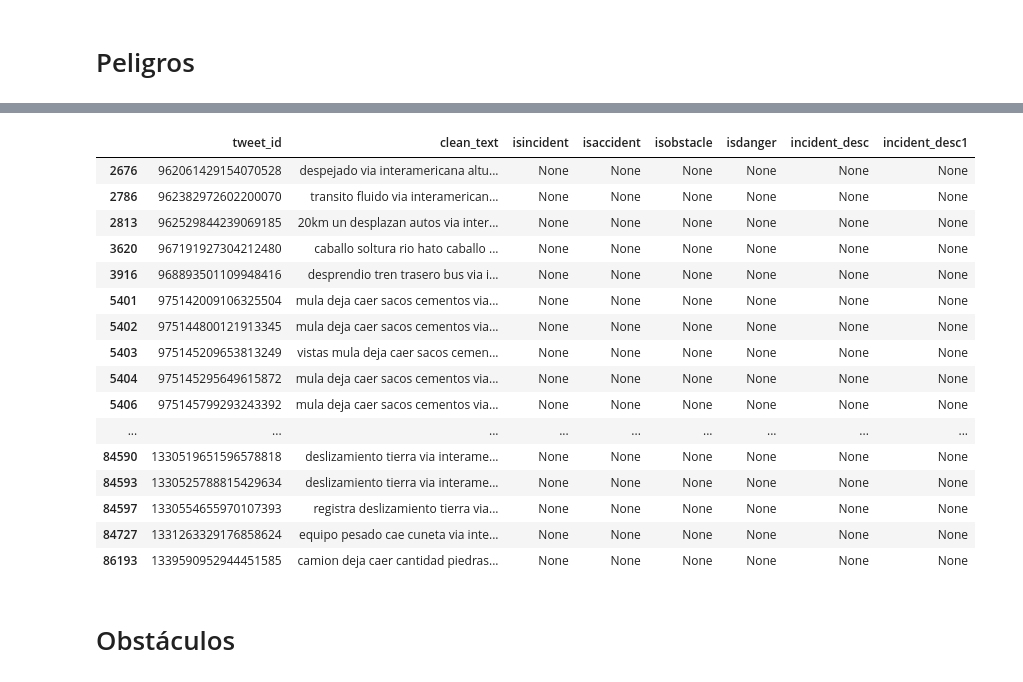
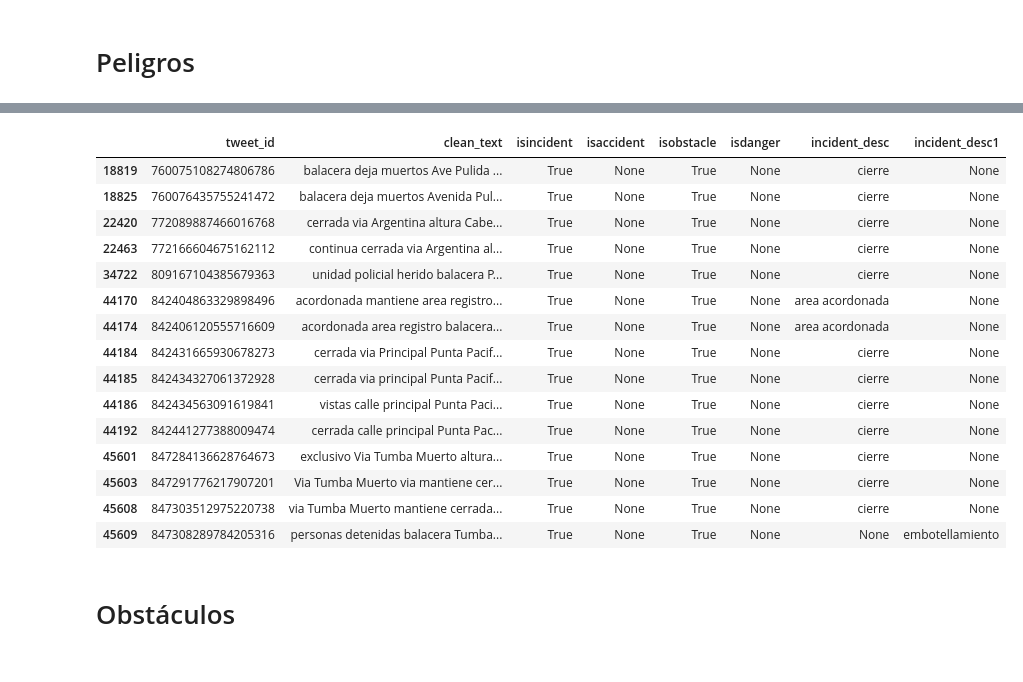
Before and after one commit to Liu-Lc/TwitterTraffic-Pty, a Jupyter notebook: TweetData/clean_data.ipynb, the cells around one changed output, grey strips where cells are left out. Saved outputs shown, nothing was run; the diff lists cells and outputs as text; code cells hidden in the pictures.

Commit message:
updating clean notebook, moving file

```diff
--- a/TweetData/clean_data.ipynb
+++ b/TweetData/clean_data.ipynb
@@ -198,7 +203,7 @@ short_df.loc[extract, 'isincident'] = True
 short_df.loc[extract, 'isaccident'] = True
 # short_df.loc[extract, 'isobstacle'] = True
 # short_df.loc[extract, 'isdanger'] = True
-short_df.loc[extract, 'incident_desc'] = 'incidente'
+short_df.loc[extract, 'incident_desc'] = 'accidente'
 # %%
 len(short_df[extract])
 # %% [output]
@@ -257,8 +262,8 @@ short_df[extract]
 # %%
-short_df.loc[extract, 'isincident'] = False
-short_df.loc[extract, 'isaccident'] = False
-# short_df.loc[extract, 'isobstacle'] = False
-# short_df.loc[extract, 'isdanger'] = False
+short_df.loc[extract, 'isincident'] = None
+short_df.loc[extract, 'isaccident'] = None
+short_df.loc[extract, 'isobstacle'] = None
+short_df.loc[extract, 'isdanger'] = None
 # short_df.loc[extract, 'incident_desc'] = None
 # %% [markdown]
 # Inspect
@@ -281,11 +305,5 @@ short_df.loc[short_df.tweet_id.isin(revision.tweet_id), :]
 # %% [markdown]
 # Peligros
-# %%
-short_df.loc[extract, 'isincident'] = True
-short_df.loc[extract, 'isaccident'] = False
-short_df.loc[extract, 'isdanger'] = True
-short_df.loc[extract, 'isobstacle'] = True
-short_df.loc[extract, 'incident_desc'] = 'metro'
 # %%
 len(short_df[extract])
 # %% [output]
@@ -293,24 +311,29 @@ len(short_df[extract])
+# %%
+short_df.loc[extract, 'isincident'] = True
+# short_df.loc[extract, 'isaccident'] = False
+short_df.loc[extract, 'isdanger'] = True
+# short_df.loc[extract, 'isobstacle'] = False
+short_df.loc[extract, 'incident_desc'] = ''
 # %%
-extract = short_df.clean_text.str.contains('interamericana altura') & short_df.isincident.isnull()
+extract = short_df.clean_text.str.contains('balacera') & short_df.isincident.notnull()
 short_df[extract]
 # %% [output]
 |  | tweet_id | clean_text | isincident | isaccident | isobstacle | isdanger | incident_desc | incident_desc1 |
-| 2676 | 962061429154070528 | despejado via interamericana altu... | None | None | None | None | None | None |
-| 2786 | 962382972602200070 | transito fluido via interamerican... | None | None | None | None | None | None |
-| 2813 | 962529844239069185 | 20km un desplazan autos via inter... | None | None | None | None | None | None |
-| 3620 | 967191927304212480 | caballo soltura rio hato caballo ... | None | None | None | None | None | None |
-| 3916 | 968893501109948416 | desprendio tren trasero bus via i... | None | None | None | None | None | None |
-| 5401 | 975142009106325504 | mula deja caer sacos cementos via... | None | None | None | None | None | None |
-| 5402 | 975144800121913345 | mula deja caer sacos cementos via... | None | None | None | None | None | None |
-| 5403 | 975145209653813249 | vistas mula deja caer sacos cemen... | None | None | None | None | None | None |
-| 5404 | 975145295649615872 | mula deja caer sacos cementos via... | None | None | None | None | None | None |
-| 5406 | 975145799293243392 | mula deja caer sacos cementos via... | None | None | None | None | None | None |
-| ... | ... | ... | ... | ... | ... | ... | ... | ... |
-| 84590 | 1330519651596578818 | deslizamiento tierra via interame... | None | None | None | None | None | None |
-| 84593 | 1330525788815429634 | deslizamiento tierra via interame... | None | None | None | None | None | None |
-| 84597 | 1330554655970107393 | registra deslizamiento tierra via... | None | None | None | None | None | None |
-| 84727 | 1331263329176858624 | equipo pesado cae cuneta via inte... | None | None | None | None | None | None |
-| 86193 | 1339590952944451585 | camion deja caer cantidad piedras... | None | None | None | None | None | None |
+| 18819 | 760075108274806786 | balacera deja muertos Ave Pulida ... | True | None | True | None | cierre | None |
+| 18825 | 760076435755241472 | balacera deja muertos Avenida Pul... | True | None | True | None | cierre | None |
+| 22420 | 772089887466016768 | cerrada via Argentina altura Cabe... | True | None | True | None | cierre | None |
+| 22463 | 772166604675162112 | continua cerrada via Argentina al... | True | None | True | None | cierre | None |
+| 34722 | 809167104385679363 | unidad policial herido balacera P... | True | None | True | None | cierre | None |
+| 44170 | 842404863329898496 | acordonada mantiene area registro... | True | None | True | None | area acordonada | None |
+| 44174 | 842406120555716609 | acordonada area registro balacera... | True | None | True | None | area acordonada | None |
+| 44184 | 842431665930678273 | cerrada via Principal Punta Pacif... | True | None | True | None | cierre | None |
+| 44185 | 842434327061372928 | cerrada via principal Punta Pacif... | True | None | True | None | cierre | None |
+| 44186 | 842434563091619841 | vistas calle principal Punta Paci... | True | None | True | None | cierre | None |
+| 44192 | 842441277388009474 | cerrada calle principal Punta Pac... | True | None | True | None | cierre | None |
+| 45601 | 847284136628764673 | exclusivo Via Tumba Muerto altura... | True | None | True | None | cierre | None |
+| 45603 | 847291776217907201 | Via Tumba Muerto via mantiene cer... | True | None | True | None | cierre | None |
+| 45608 | 847303512975220738 | via Tumba Muerto mantiene cerrada... | True | None | True | None | cierre | None |
+| 45609 | 847308289784205316 | personas detenidas balacera Tumba... | True | None | True | None | None | embotellamiento |
 # %% [markdown]
 # Obstáculos
 # %%
```
Also changed, not shown: parts of 24 cells of this notebook, 1 other file.
